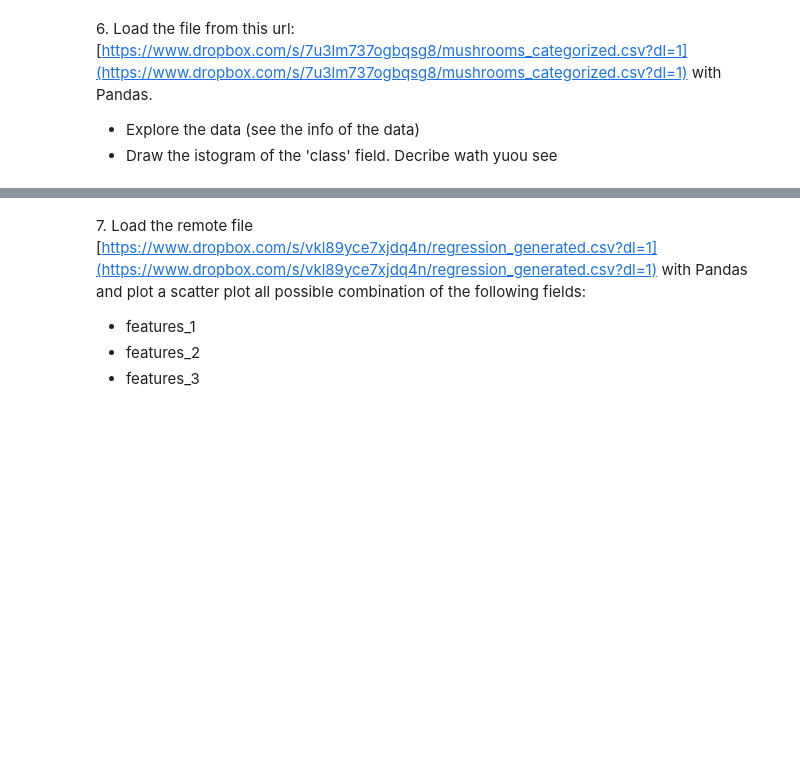
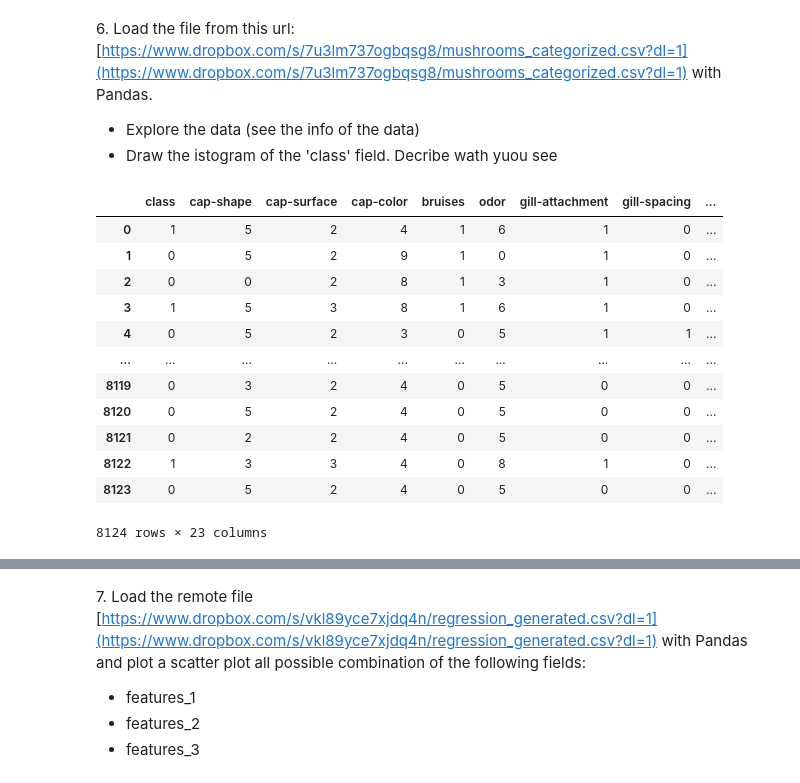
Before and after one commit to AlbertoSaretto/LaboratoryOfComputationalPhysics_Y5, a Jupyter notebook: 05ex_OSEMN.ipynb, the cells around one changed output, grey strips where cells are left out. Drawn from its saved outputs; the diff is of its cells as text; code cells hidden in the pictures; blank space fills up the shorter version.

```diff
--- a/05ex_OSEMN.ipynb
+++ b/05ex_OSEMN.ipynb
@@ -68,3 +118,23 @@ Each character is composed by 6 bit (even the space) and the last 4 bit are just
 6\. Load the file from this url: [https://www.dropbox.com/s/7u3lm737ogbqsg8/mushrooms_categorized.csv?dl=1](https://www.dropbox.com/s/7u3lm737ogbqsg8/mushrooms_categorized.csv?dl=1) with Pandas.
 + Explore the data (see the info of the data)
 + Draw the istogram of the 'class' field. Decribe wath yuou see
+# %%
+import pandas as pd
+from matplotlib import pyplot as plt
+
+datap=pd.read_csv("https://www.dropbox.com/s/7u3lm737ogbqsg8/mushrooms_categorized.csv?dl=1")
+datap
+# %% [output]
+|  | class | cap-shape | cap-surface | cap-color | bruises | odor | gill-attachment | gill-spacing | ... |
+| 0 | 1 | 5 | 2 | 4 | 1 | 6 | 1 | 0 | ... |
+| 1 | 0 | 5 | 2 | 9 | 1 | 0 | 1 | 0 | ... |
+| 2 | 0 | 0 | 2 | 8 | 1 | 3 | 1 | 0 | ... |
+| 3 | 1 | 5 | 3 | 8 | 1 | 6 | 1 | 0 | ... |
+| 4 | 0 | 5 | 2 | 3 | 0 | 5 | 1 | 1 | ... |
+| ... | ... | ... | ... | ... | ... | ... | ... | ... | ... |
+| 8119 | 0 | 3 | 2 | 4 | 0 | 5 | 0 | 0 | ... |
+| 8120 | 0 | 5 | 2 | 4 | 0 | 5 | 0 | 0 | ... |
+| 8121 | 0 | 2 | 2 | 4 | 0 | 5 | 0 | 0 | ... |
+| 8122 | 1 | 3 | 3 | 4 | 0 | 8 | 1 | 0 | ... |
+| 8123 | 0 | 5 | 2 | 4 | 0 | 5 | 0 | 0 | ... |
+8124 rows × 23 columns
```
Also changed, not shown: parts of 8 cells of this notebook.
